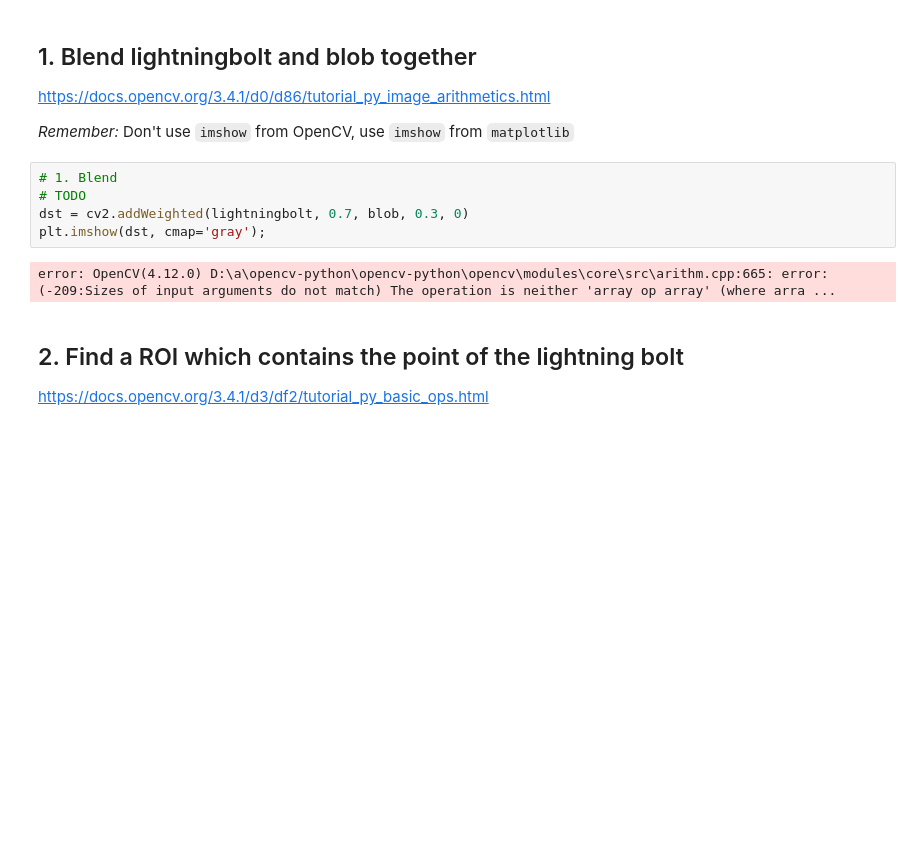
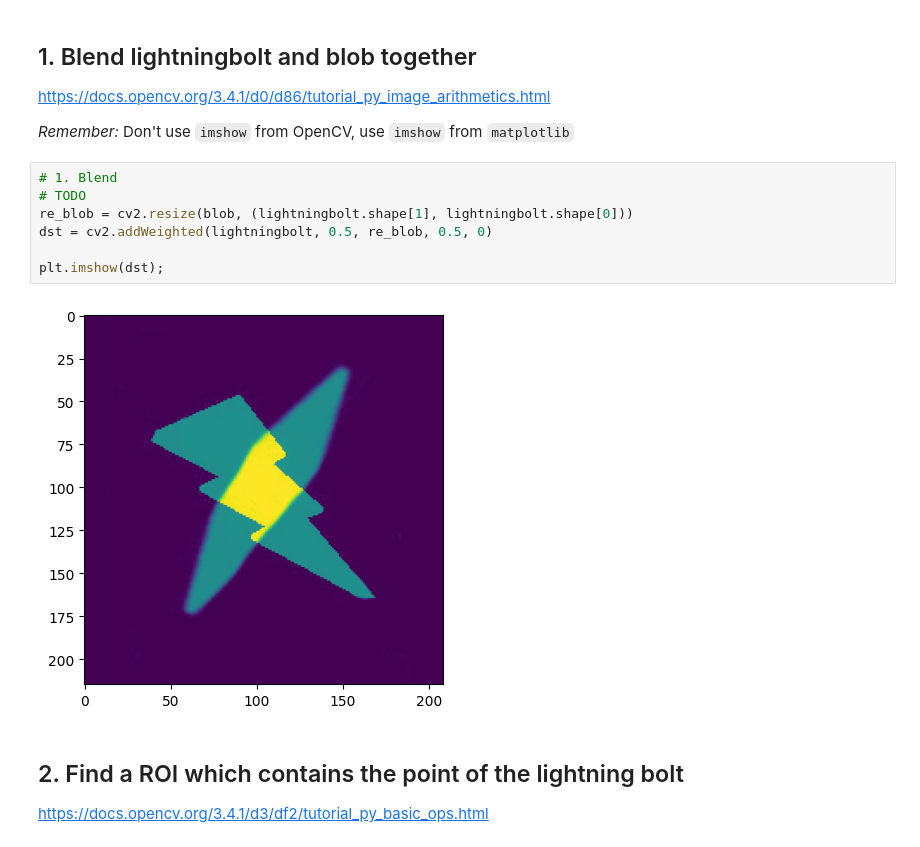
Before and after one commit to AndrxwWxng/Week2_Vision, a Jupyter notebook: notebooks/02_OpenCV.ipynb, the cells around one changed output. Drawn from its saved outputs; the diff is of its cells as text; blank space fills up the shorter version.

```diff
--- a/notebooks/02_OpenCV.ipynb
+++ b/notebooks/02_OpenCV.ipynb
@@ -79,10 +79,12 @@ https://docs.opencv.org/3.4.1/d0/d86/tutorial_py_image_arithmetics.html
 # %%
 # 1. Blend
 # TODO
-dst = cv2.addWeighted(lightningbolt, 0.7, blob, 0.3, 0)
-plt.imshow(dst, cmap='gray');
+re_blob = cv2.resize(blob, (lightningbolt.shape[1], lightningbolt.shape[0]))
+dst = cv2.addWeighted(lightningbolt, 0.5, re_blob, 0.5, 0)
+
+plt.imshow(dst);
 # %% [output]
-error: OpenCV(4.12.0) D:\a\opencv-python\opencv-python\opencv\modules\core\src\arithm.cpp:665: error: (-209:Sizes of input arguments do not match) The operation is neither 'array op array' (where arra ...
+[figure, added]
 # %% [markdown]
 ## 2. Find a ROI which contains the point of the lightning bolt
 
```
Also changed, not shown: parts of 17 cells of this notebook.
